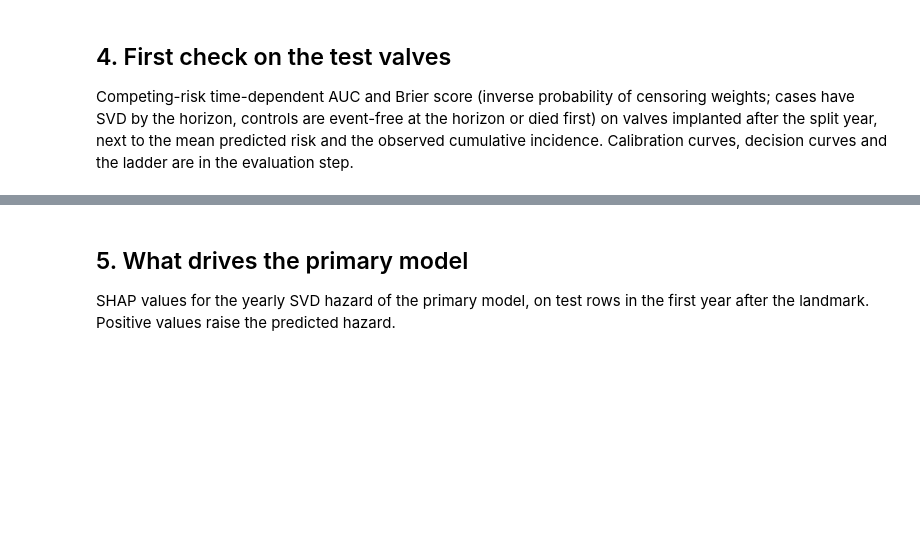
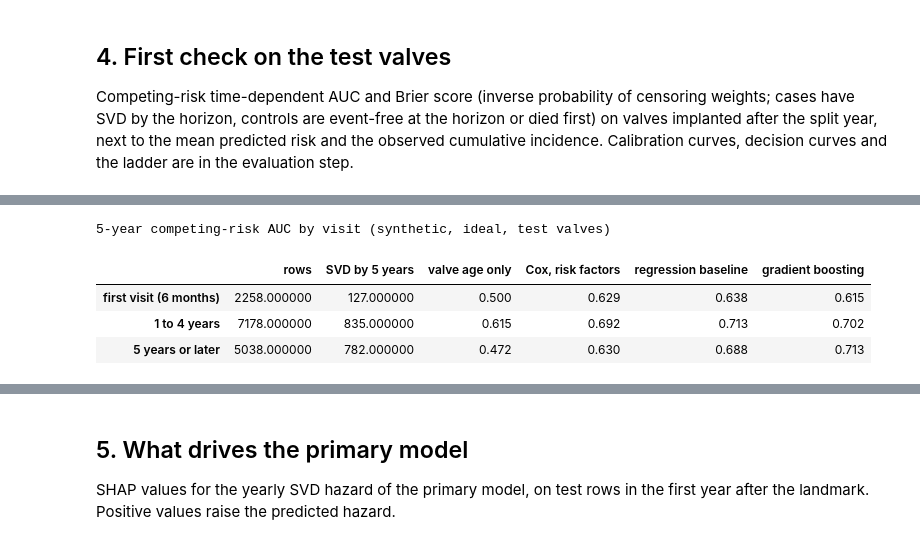
Before and after one commit to nickKyr/dyania-hackathon-avr-durability, a Jupyter notebook: notebooks/04_model_training.ipynb, the cells around one changed output, grey strips where cells are left out. Drawn from its saved outputs; the diff is of its cells as text; code cells hidden in the pictures; blank space fills up the shorter version.

```diff
--- a/notebooks/04_model_training.ipynb
+++ b/notebooks/04_model_training.ipynb
@@ -267,3 +283,22 @@ pd.Series({f"{h} years": f"{v:.1%}" for h, v in observed.items()}, name=f"observ
+# %%
+VISIT_MODELS = ["valve age only", "Cox, risk factors", "regression baseline", "gradient boosting"]
+by_visit = {}
+for label, mask in [("first visit (6 months)", meta.landmark_years.eq(0.5)), ("1 to 4 years", meta.landmark_years.between(1, 4)),
+                    ("5 years or later", meta.landmark_years.ge(5))]:
+    m = test & mask.to_numpy()
+    tm, sm = meta.time_to_end[m], meta.status[m]
+    Gm = ml.censoring_survival(tm, sm)
+    row = {"rows": int(m.sum()), "SVD by 5 years": int(((sm == "svd") & (tm <= 5)).sum())}
+    for name in VISIT_MODELS:
+        row[name] = ml.cr_auc(predictions[name]["svd_5y"][m[test]], tm, sm, 5, Gm)
+    by_visit[label] = row
+pd.DataFrame(by_visit).T.style.format({n: "{:.3f}" for n in VISIT_MODELS}).set_caption(f"5-year competing-risk AUC by visit ({LABEL}, test valves)")
+# %% [output]
+5-year competing-risk AUC by visit (synthetic, ideal, test valves)
+|  | rows | SVD by 5 years | valve age only | Cox, risk factors | regression baseline | gradient boosting |
+| first visit (6 months) | 2258.000000 | 127.000000 | 0.500 | 0.629 | 0.638 | 0.615 |
+| 1 to 4 years | 7178.000000 | 835.000000 | 0.615 | 0.692 | 0.713 | 0.702 |
+| 5 years or later | 5038.000000 | 782.000000 | 0.472 | 0.630 | 0.688 | 0.713 |
 # %%
 fig, ax = plt.subplots(figsize=(9, 3.8))
 names = list(models)
```
Also changed, not shown: parts of 20 cells of this notebook, 24 other files.
